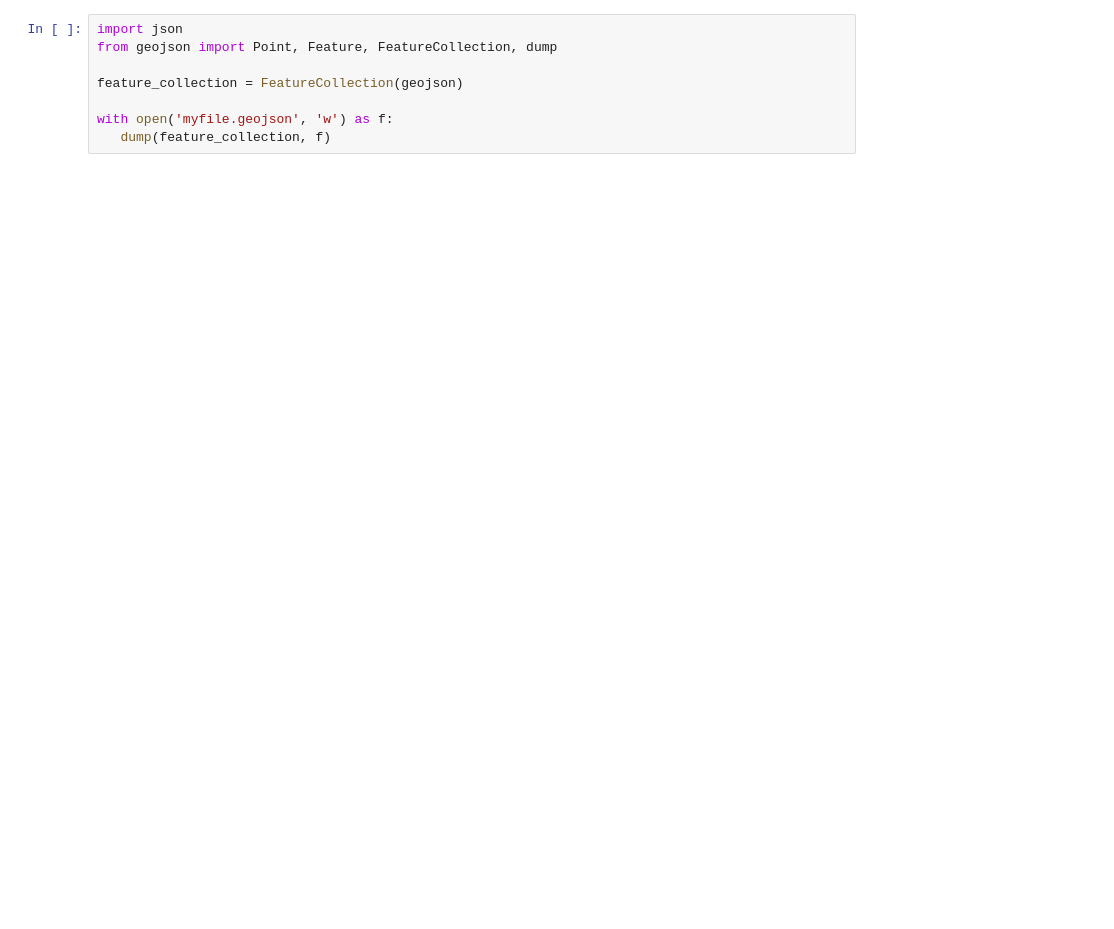
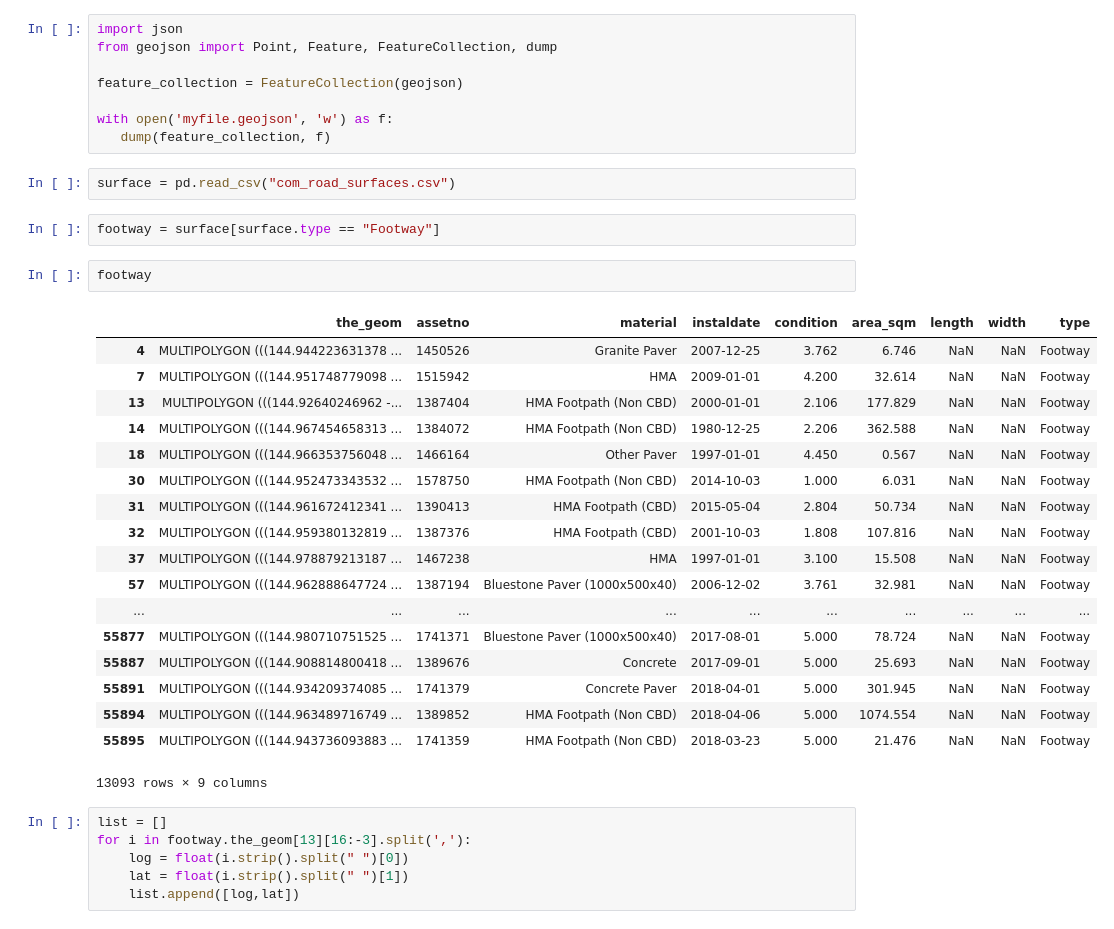
Before and after one commit to MattMa0101/fair_journey, a Jupyter notebook: Untitled.ipynb, the cells around one changed output. Cells and saved outputs as stored; diff of their text form; blank space fills up the shorter version.

```diff
--- a/Untitled.ipynb
+++ b/Untitled.ipynb
@@ -144,3 +59,34 @@ feature_collection = FeatureCollection(geojson)
 
 with open('myfile.geojson', 'w') as f:
    dump(feature_collection, f)
+# %%
+surface = pd.read_csv("com_road_surfaces.csv")
+# %%
+footway = surface[surface.type == "Footway"]
+# %%
+footway
+# %% [output]
+|  | the_geom | assetno | material | instaldate | condition | area_sqm | length | width | type |
+| 4 | MULTIPOLYGON (((144.944223631378 ... | 1450526 | Granite Paver | 2007-12-25 | 3.762 | 6.746 | NaN | NaN | Footway |
+| 7 | MULTIPOLYGON (((144.951748779098 ... | 1515942 | HMA | 2009-01-01 | 4.200 | 32.614 | NaN | NaN | Footway |
+| 13 | MULTIPOLYGON (((144.92640246962 -... | 1387404 | HMA Footpath (Non CBD) | 2000-01-01 | 2.106 | 177.829 | NaN | NaN | Footway |
+| 14 | MULTIPOLYGON (((144.967454658313 ... | 1384072 | HMA Footpath (Non CBD) | 1980-12-25 | 2.206 | 362.588 | NaN | NaN | Footway |
+| 18 | MULTIPOLYGON (((144.966353756048 ... | 1466164 | Other Paver | 1997-01-01 | 4.450 | 0.567 | NaN | NaN | Footway |
+| 30 | MULTIPOLYGON (((144.952473343532 ... | 1578750 | HMA Footpath (Non CBD) | 2014-10-03 | 1.000 | 6.031 | NaN | NaN | Footway |
+| 31 | MULTIPOLYGON (((144.961672412341 ... | 1390413 | HMA Footpath (CBD) | 2015-05-04 | 2.804 | 50.734 | NaN | NaN | Footway |
+| 32 | MULTIPOLYGON (((144.959380132819 ... | 1387376 | HMA Footpath (CBD) | 2001-10-03 | 1.808 | 107.816 | NaN | NaN | Footway |
+| 37 | MULTIPOLYGON (((144.978879213187 ... | 1467238 | HMA | 1997-01-01 | 3.100 | 15.508 | NaN | NaN | Footway |
+| 57 | MULTIPOLYGON (((144.962888647724 ... | 1387194 | Bluestone Paver (1000x500x40) | 2006-12-02 | 3.761 | 32.981 | NaN | NaN | Footway |
+| ... | ... | ... | ... | ... | ... | ... | ... | ... | ... |
+| 55877 | MULTIPOLYGON (((144.980710751525 ... | 1741371 | Bluestone Paver (1000x500x40) | 2017-08-01 | 5.000 | 78.724 | NaN | NaN | Footway |
+| 55887 | MULTIPOLYGON (((144.908814800418 ... | 1389676 | Concrete | 2017-09-01 | 5.000 | 25.693 | NaN | NaN | Footway |
+| 55891 | MULTIPOLYGON (((144.934209374085 ... | 1741379 | Concrete Paver | 2018-04-01 | 5.000 | 301.945 | NaN | NaN | Footway |
+| 55894 | MULTIPOLYGON (((144.963489716749 ... | 1389852 | HMA Footpath (Non CBD) | 2018-04-06 | 5.000 | 1074.554 | NaN | NaN | Footway |
+| 55895 | MULTIPOLYGON (((144.943736093883 ... | 1741359 | HMA Footpath (Non CBD) | 2018-03-23 | 5.000 | 21.476 | NaN | NaN | Footway |
+13093 rows × 9 columns
+# %%
+list = []
+for i in footway.the_geom[13][16:-3].split(','):
+    log = float(i.strip().split(" ")[0])
+    lat = float(i.strip().split(" ")[1])
+    list.append([log,lat])
```
Also changed, not shown: parts of 9 cells of this notebook, 6 other files.
